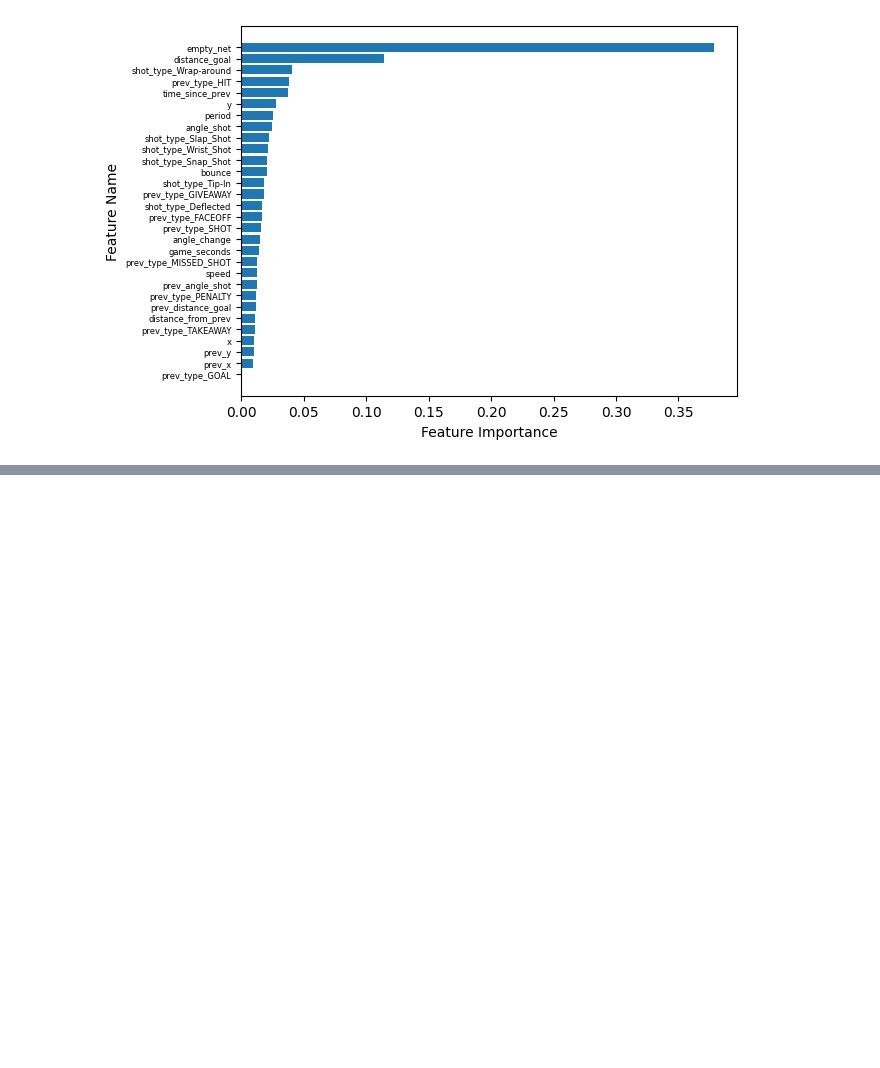
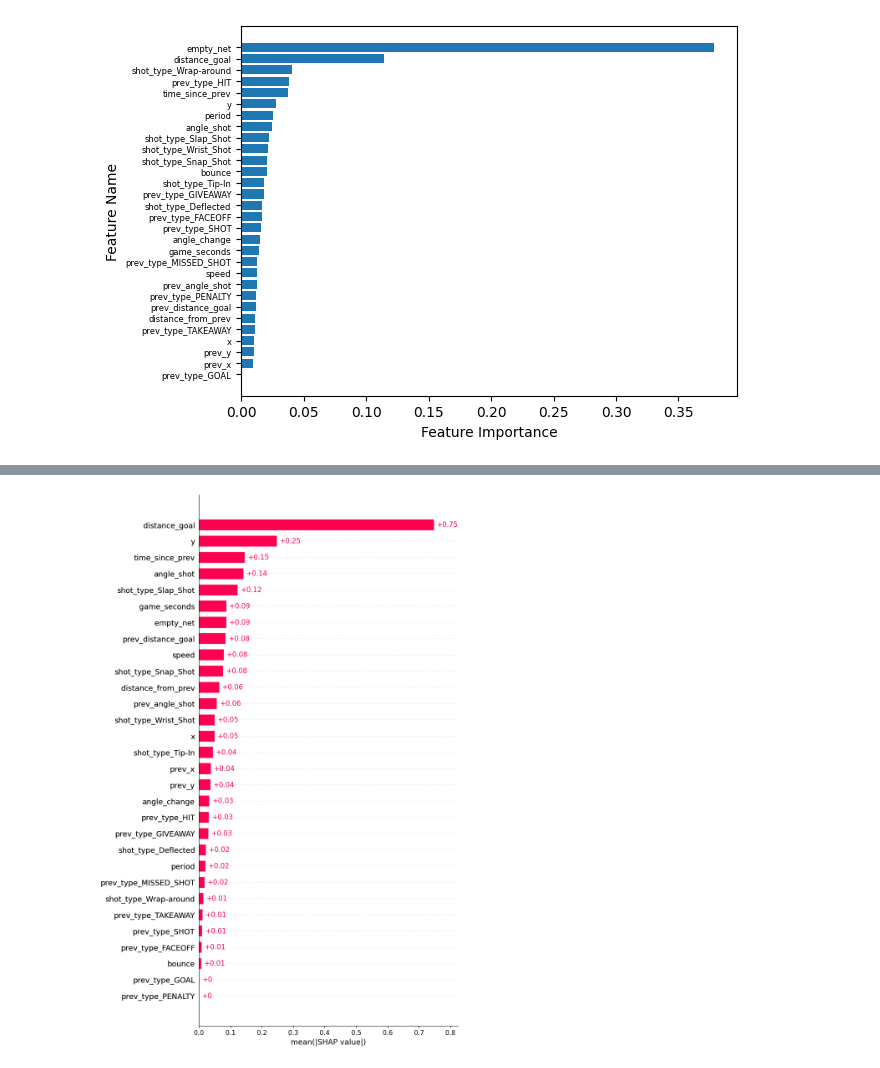
Before and after one commit to Jay-D13/IFT6758-A5-NHL, a Jupyter notebook: notebooks/Milestone2/5 - Advanced models.ipynb, the cells around one changed output, grey strips where cells are left out. Cells and saved outputs as stored; diff of their text form; code cells hidden in the pictures; blank space fills up the shorter version.

```diff
--- a/notebooks/Milestone2/5 - Advanced models.ipynb
+++ b/notebooks/Milestone2/5 - Advanced models.ipynb
@@ -53,0 +145,4 @@ plt.show()
+# %%
+mo = AdvancedModel(xgb.XGBClassifier())
+# %%
+mo.train(X2_train, y2_train)
@@ -53,0 +161,3 @@ plt.show()
+# %%
+explainer = shap.Explainer(mo.clf)
+shap_values = explainer(X2_train)
@@ -53,0 +166,4 @@ plt.show()
+# %%
+shap.plots.bar(shap_values, max_display = 30)
+# %% [output]
+[figure, added]
```
Also changed, not shown: parts of 44 cells of this notebook, 10 other files.
